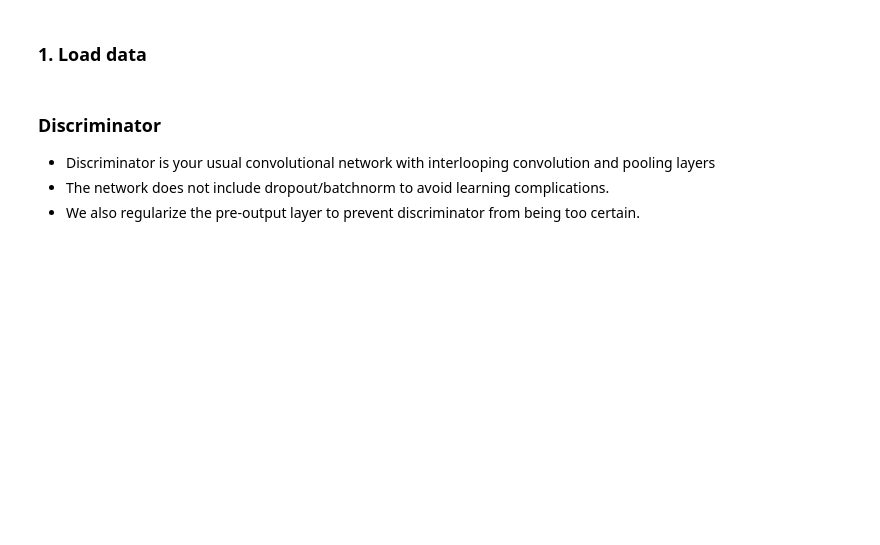
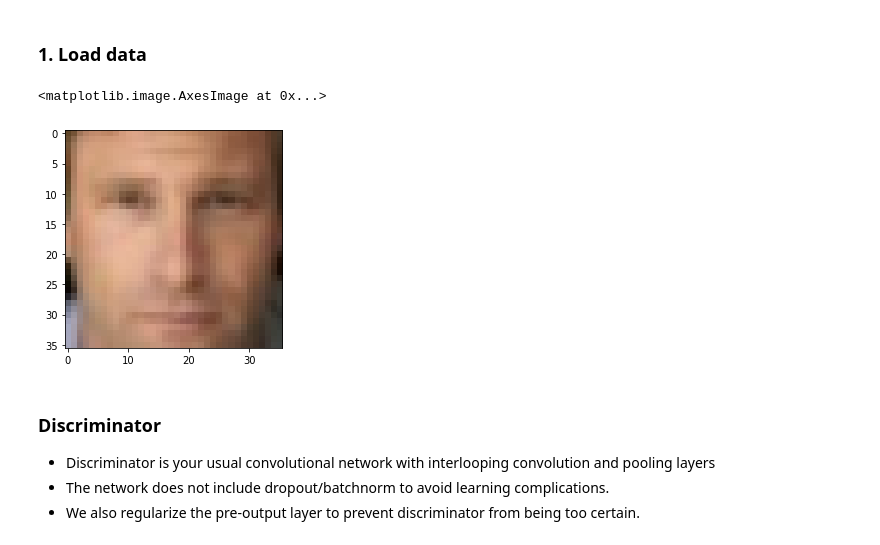
Before and after one commit to ikashilov/tensorflow-facegen, a Jupyter notebook: notebook.ipynb, the cells around one changed output. Cells and saved outputs as stored; diff of their text form; code cells hidden in the pictures; blank space fills up the shorter version.

```diff
--- a/notebook.ipynb
+++ b/notebook.ipynb
@@ -97,9 +20,12 @@ def fetch_lfw_dataset(
 # %%
 data, attrs = load_data(dimx=36,dimy=36)
 # %%
-# # Normalize inputs
-# data = (np.float32(data)) / 255.
+# Normalize inputs
+data = (np.float32(data)) / 255.
 
-# IMG_SHAPE = data.shape[1:]
+IMG_SHAPE = data.shape[1:]
 
-# plt.imshow(data[0].clip(0,1))
+plt.imshow(data[0].clip(0,1))
+# %% [output]
+<matplotlib.image.AxesImage at 0x...>
+[figure, added]
```
Also changed, not shown: parts of 15 cells of this notebook.
